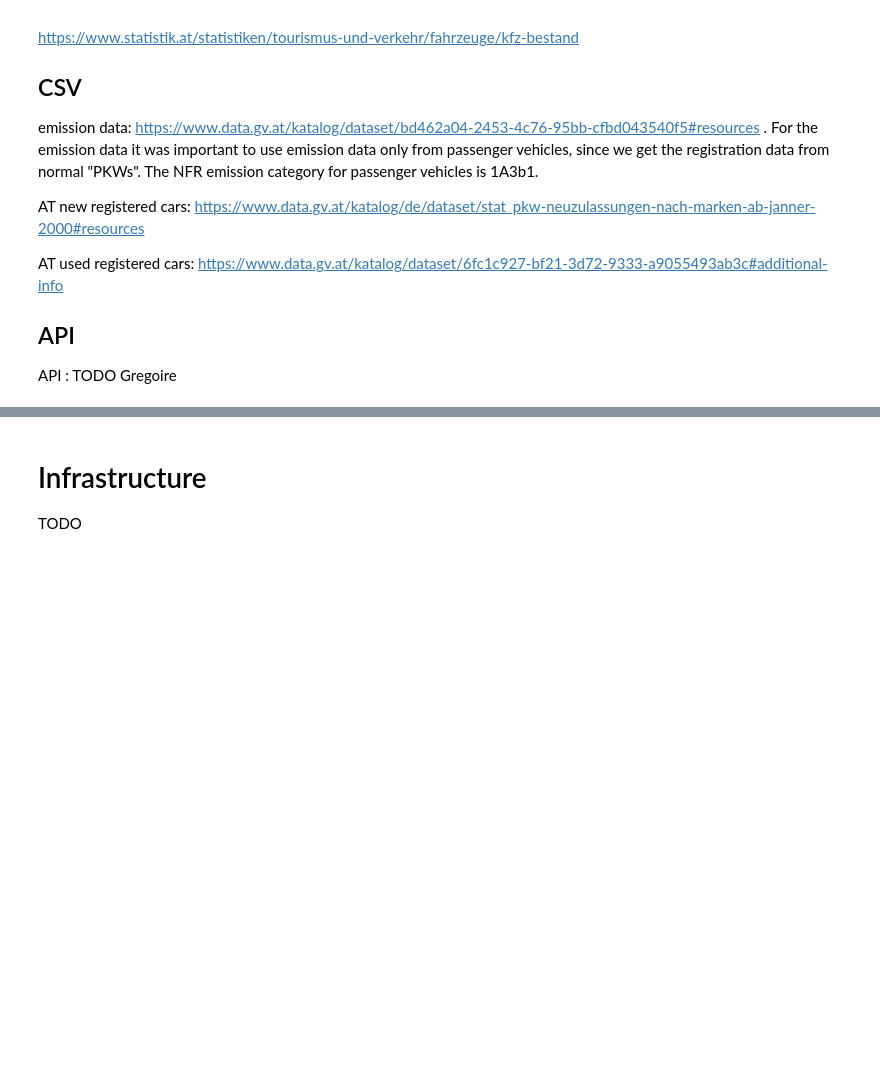
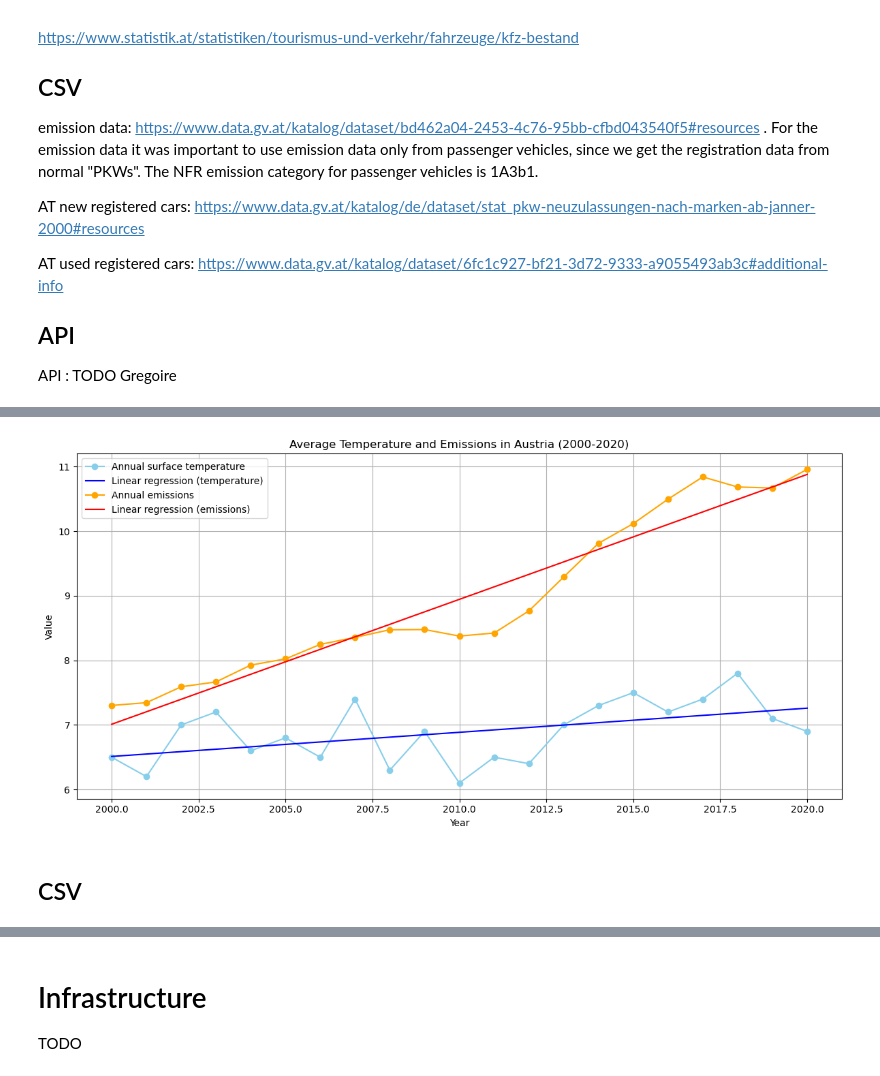
Before and after one commit to huhubi/BDENG, a Jupyter notebook: Projekt/Projekt.ipynb, the cells around one changed output, grey strips where cells are left out. Cells and saved outputs as stored; diff of their text form; code cells hidden in the pictures; blank space fills up the shorter version.

```diff
--- a/Projekt/Projekt.ipynb
+++ b/Projekt/Projekt.ipynb
@@ -33,0 +137,43 @@ API : TODO Gregoire
+# %%
+import requests
+import matplotlib.pyplot as plt
+import numpy as np
+
+response_temp = requests.get('http://localhost:5001/api/temperature')
+response_emission = requests.get('http://localhost:5001/api/emissions')
+
+if response_temp.status_code == 200 and response_emission.status_code == 200:
+    temp_data = response_temp.json()
+    emission_data = response_emission.json()
+
+    df_temp = pd.DataFrame(temp_data)
+    df_emission = pd.DataFrame(emission_data)
+
+    plt.figure(figsize=(12, 6))
+
+    plt.plot(df_temp['year'], df_temp['avg_temp'], marker='o', color='skyblue', label='Annual surface temperature')
+
+    z_temp = np.polyfit(df_temp['year'], df_temp['avg_temp'], 1)
+    p_temp = np.poly1d(z_temp)
+    plt.plot(df_temp['year'], p_temp(df_temp['year']), linestyle='-', color='blue', label='Linear regression (temperature)')
+
+    plt.plot(df_emission['year'], df_emission['emissions'], marker='o', color='orange', label='Annual emissions')
+
+    z_emission = np.polyfit(df_emission['year'], df_emission['emissions'], 1)
+    p_emission = np.poly1d(z_emission)
+    plt.plot(df_emission['year'], p_emission(df_emission['year']), linestyle='-', color='red', label='Linear regression (emissions)')
+
+    plt.title('Average Temperature and Emissions in Austria (2000-2020)')
+    plt.xlabel('Year')
+    plt.ylabel('Value')
+    plt.legend()
+    plt.grid(True)
+    plt.tight_layout()
+    plt.show()
+else:
+    print(f"Error: Temperature data request status code: {response_temp.status_code}")
+    print(f"Error: Emissions data request status code: {response_emission.status_code}")
+# %% [output]
+[figure, added]
+# %% [markdown]
+## CSV
```
Also changed, not shown: parts of 19 cells of this notebook.
